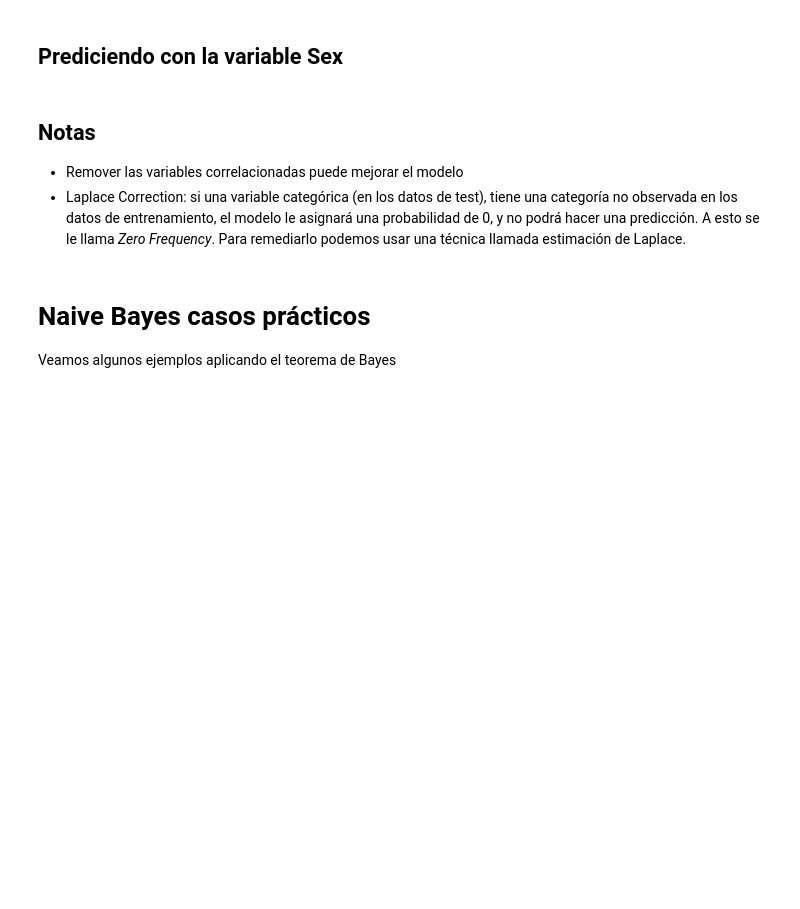
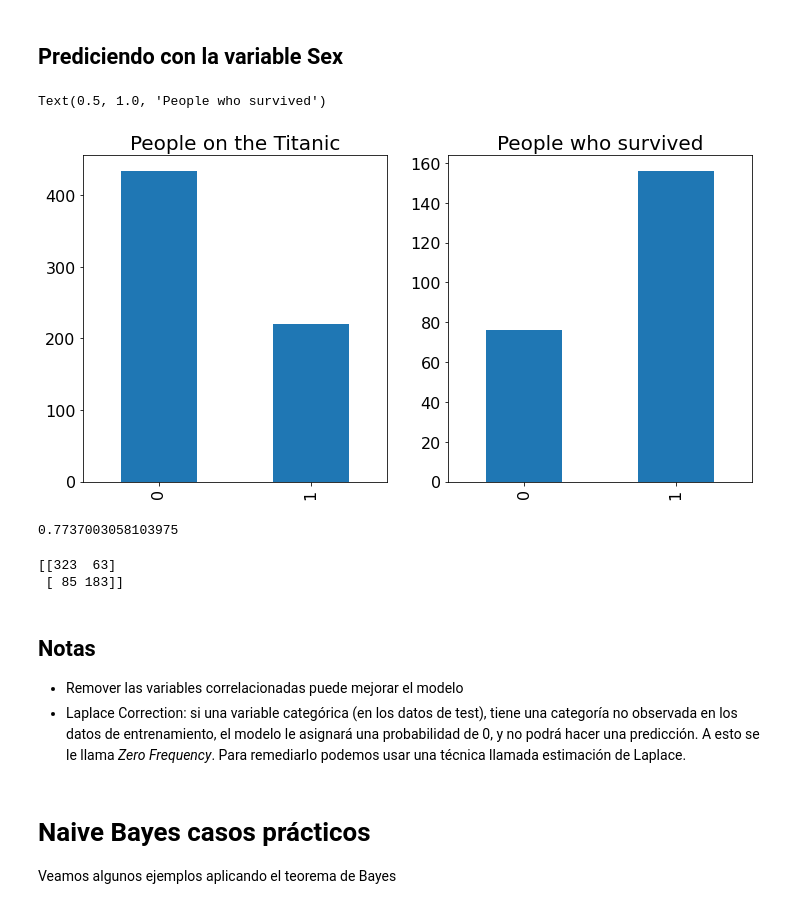
Before and after one commit to ri1965/DataScience, a Jupyter notebook: 99.Machine_Learning/19_naive_bayes.ipynb, the cells around one changed output. Saved outputs shown, nothing was run; the diff lists cells and outputs as text; code cells hidden in the pictures; blank space fills up the shorter version.

```diff
--- a/99.Machine_Learning/19_naive_bayes.ipynb
+++ b/99.Machine_Learning/19_naive_bayes.ipynb
@@ -162,24 +219,32 @@ print(confusion_matrix(test["Survived"], y_pred))
 # %%
 fig2, axs2 = plt.subplots(1,2)
 
-train['Sex'].value_counts().sort_index().plot.bar(ax=axs2[0], figsize=(12, 6), fontsize=16)
-survived['Sex'].value_counts().sort_index().plot.bar(ax=axs2[1], fontsize=16)
+train['sex'].value_counts().sort_index().plot.bar(ax=axs2[0], figsize=(12, 6), fontsize=16)
+survived['sex'].value_counts().sort_index().plot.bar(ax=axs2[1], fontsize=16)
 
 axs2[0].set_title("People on the Titanic", fontsize=20)
 axs2[1].set_title("People who survived", fontsize=20)
+# %% [output]
+Text(0.5, 1.0, 'People who survived')
+[figure, added]
 # %%
-used_features = ["Sex"]
+used_features = ["sex"]
 
 gnb = BernoulliNB()
 
-y_pred = gnb.fit(train[used_features], train["Survived"])
+y_pred = gnb.fit(train[used_features], train["survived"])
 
 y_pred = gnb.predict(test[used_features])
 
-acc = accuracy_score(test["Survived"], y_pred)
+acc = accuracy_score(test["survived"], y_pred)
 acc
+# %% [output]
+0.7737003058103975
 # %%
-print(confusion_matrix(test["Survived"], y_pred))
+print(confusion_matrix(test["survived"], y_pred))
+# %% [output]
+[[323  63]
+ [ 85 183]]
 # %% [markdown]
 
 
```
Also changed, not shown: parts of 22 cells of this notebook.
